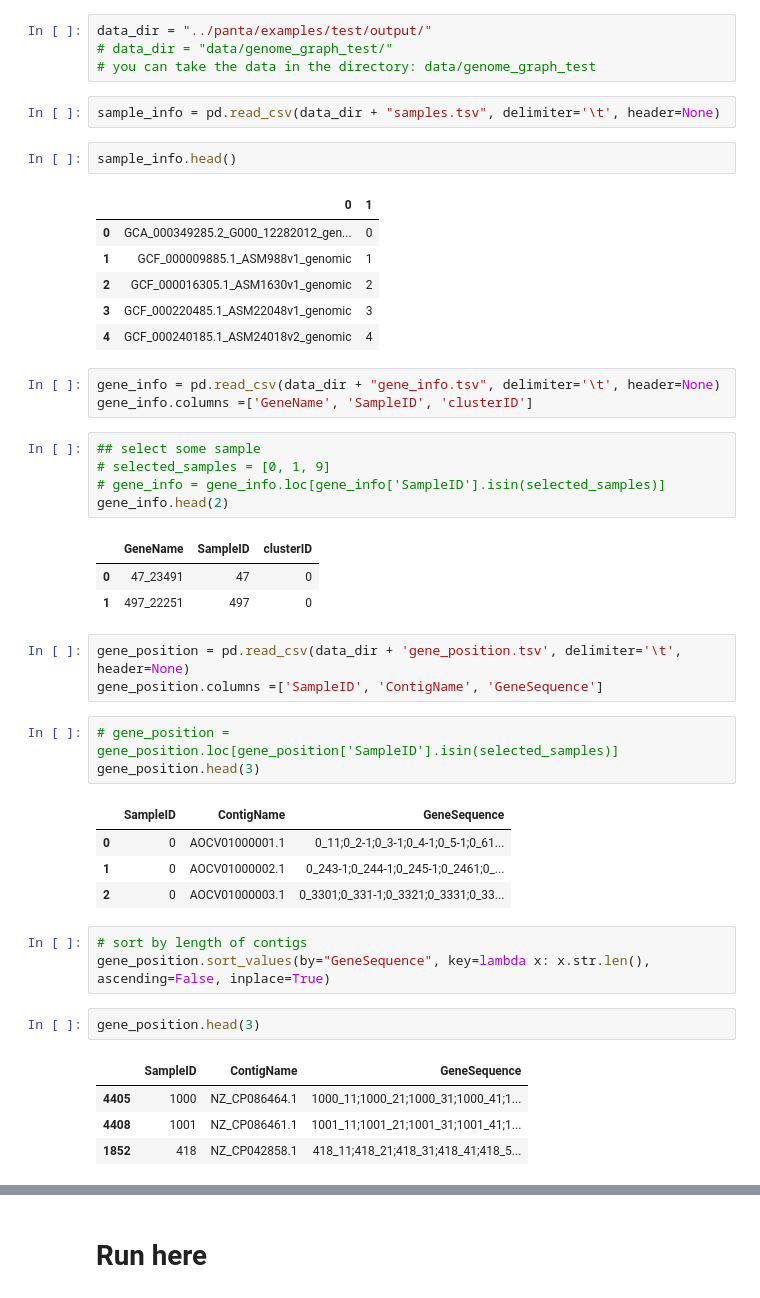
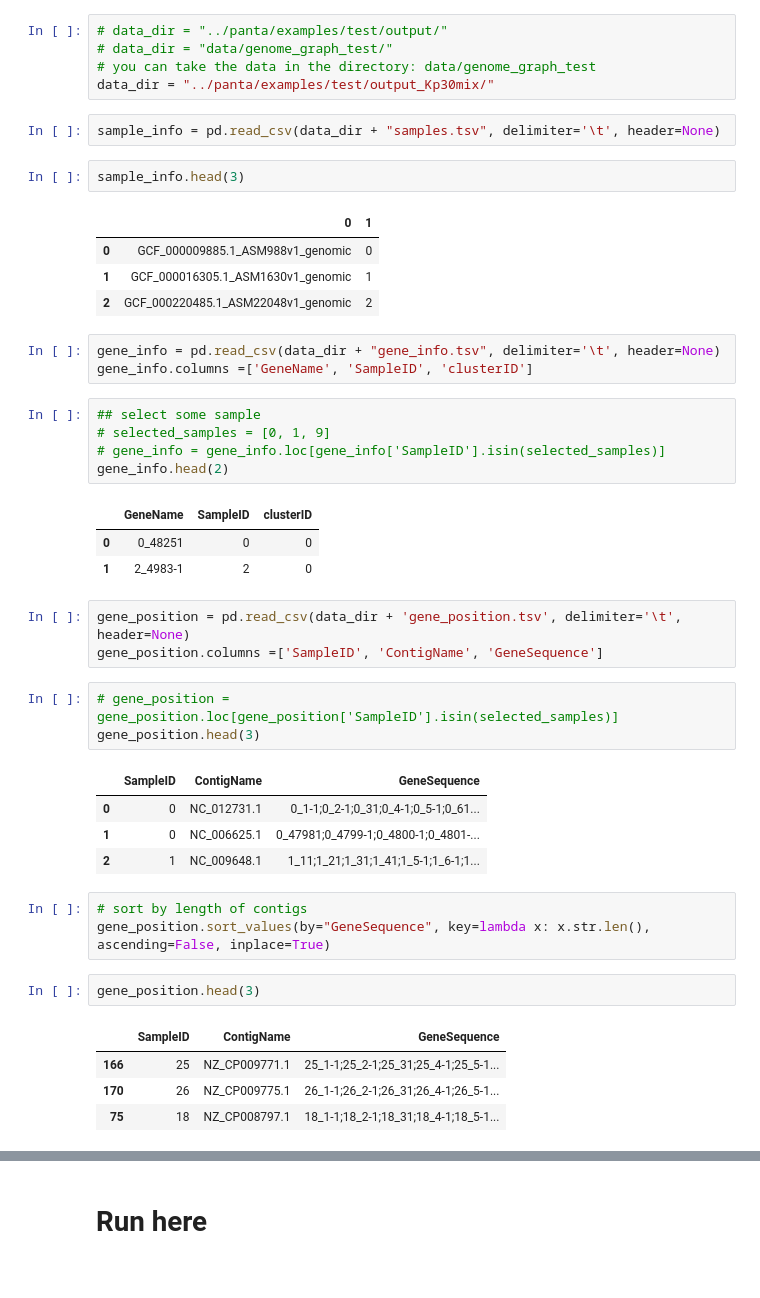
Before and after one commit to amromics/pasa, a Jupyter notebook: pangraph_analysis_Hoan-home.ipynb, the cells around one changed output, grey strips where cells are left out. Saved outputs shown, nothing was run; the diff lists cells and outputs as text.

```diff
--- a/pangraph_analysis_Hoan-home.ipynb
+++ b/pangraph_analysis_Hoan-home.ipynb
@@ -18,20 +18,19 @@ import networkx as nx
 import matplotlib.pyplot as plt
 import math
 # %%
-data_dir = "../panta/examples/test/output/"
+# data_dir = "../panta/examples/test/output/"
 # data_dir = "data/genome_graph_test/"
 # you can take the data in the directory: data/genome_graph_test
+data_dir = "../panta/examples/test/output_Kp30mix/"
 # %%
 sample_info = pd.read_csv(data_dir + "samples.tsv", delimiter='\t', header=None)
 # %%
-sample_info.head()
+sample_info.head(3)
 # %% [output]
 |  | 0 | 1 |
-| 0 | GCA_000349285.2_G000_12282012_gen... | 0 |
-| 1 | GCF_000009885.1_ASM988v1_genomic | 1 |
-| 2 | GCF_000016305.1_ASM1630v1_genomic | 2 |
-| 3 | GCF_000220485.1_ASM22048v1_genomic | 3 |
-| 4 | GCF_000240185.1_ASM24018v2_genomic | 4 |
+| 0 | GCF_000009885.1_ASM988v1_genomic | 0 |
+| 1 | GCF_000016305.1_ASM1630v1_genomic | 1 |
+| 2 | GCF_000220485.1_ASM22048v1_genomic | 2 |
 # %%
 gene_info = pd.read_csv(data_dir + "gene_info.tsv", delimiter='\t', header=None)
 gene_info.columns =['GeneName', 'SampleID', 'clusterID']
@@ -42,8 +41,8 @@ gene_info.columns =['GeneName', 'SampleID', 'clusterID']
 gene_info.head(2)
 # %% [output]
 |  | GeneName | SampleID | clusterID |
-| 0 | 47_23491 | 47 | 0 |
-| 1 | 497_22251 | 497 | 0 |
+| 0 | 0_48251 | 0 | 0 |
+| 1 | 2_4983-1 | 2 | 0 |
 # %%
 gene_position = pd.read_csv(data_dir + 'gene_position.tsv', delimiter='\t', header=None)
 gene_position.columns =['SampleID', 'ContigName', 'GeneSequence']
@@ -52,9 +51,9 @@ gene_position.columns =['SampleID', 'ContigName', 'GeneSequence']
 gene_position.head(3)
 # %% [output]
 |  | SampleID | ContigName | GeneSequence |
-| 0 | 0 | AOCV01000001.1 | 0_11;0_2-1;0_3-1;0_4-1;0_5-1;0_61... |
-| 1 | 0 | AOCV01000002.1 | 0_243-1;0_244-1;0_245-1;0_2461;0_... |
-| 2 | 0 | AOCV01000003.1 | 0_3301;0_331-1;0_3321;0_3331;0_33... |
+| 0 | 0 | NC_012731.1 | 0_1-1;0_2-1;0_31;0_4-1;0_5-1;0_61... |
+| 1 | 0 | NC_006625.1 | 0_47981;0_4799-1;0_4800-1;0_4801-... |
+| 2 | 1 | NC_009648.1 | 1_11;1_21;1_31;1_41;1_5-1;1_6-1;1... |
 # %%
 # sort by length of contigs
 gene_position.sort_values(by="GeneSequence", key=lambda x: x.str.len(),  ascending=False, inplace=True)
@@ -62,9 +61,9 @@ gene_position.sort_values(by="GeneSequence", key=lambda x: x.str.len(),  ascendi
 gene_position.head(3)
 # %% [output]
 |  | SampleID | ContigName | GeneSequence |
-| 4405 | 1000 | NZ_CP086464.1 | 1000_11;1000_21;1000_31;1000_41;1... |
-| 4408 | 1001 | NZ_CP086461.1 | 1001_11;1001_21;1001_31;1001_41;1... |
-| 1852 | 418 | NZ_CP042858.1 | 418_11;418_21;418_31;418_41;418_5... |
+| 166 | 25 | NZ_CP009771.1 | 25_1-1;25_2-1;25_31;25_4-1;25_5-1... |
+| 170 | 26 | NZ_CP009775.1 | 26_1-1;26_2-1;26_31;26_4-1;26_5-1... |
+| 75 | 18 | NZ_CP008797.1 | 18_1-1;18_2-1;18_31;18_4-1;18_5-1... |
 # %%
 gene_position.loc[gene_position["SampleID"]==18]
 # %% [output]
```
Also changed, not shown: parts of 16 cells of this notebook, 5 other files.
